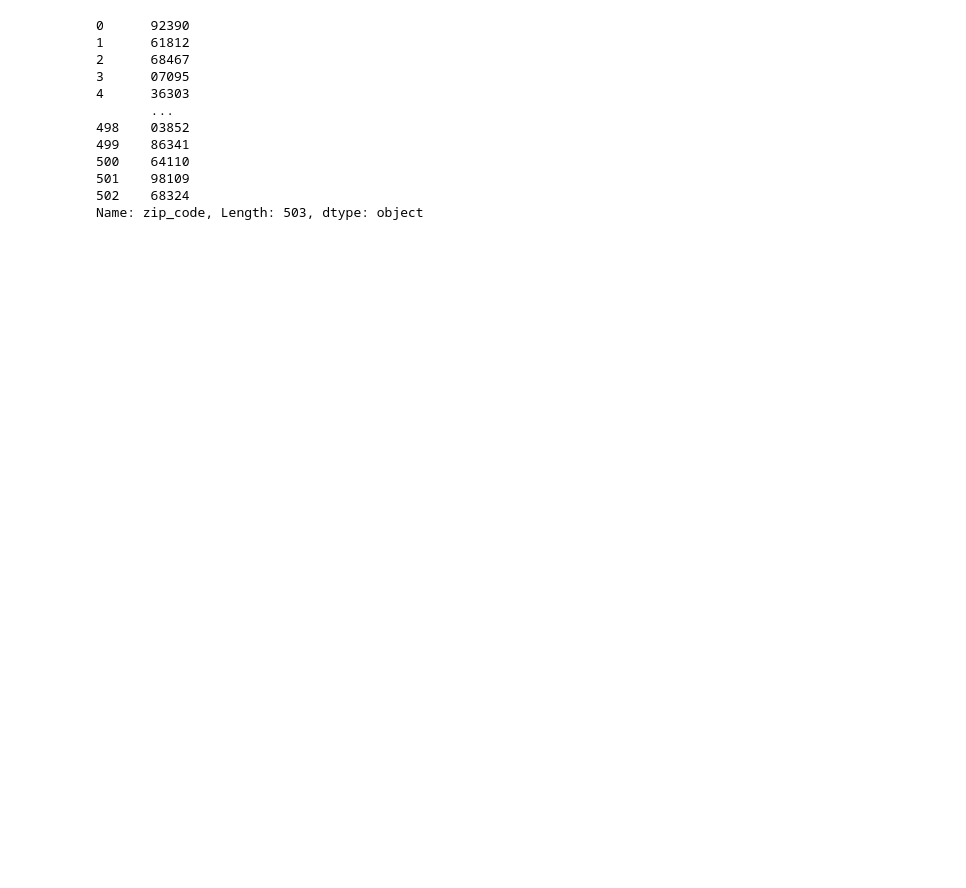
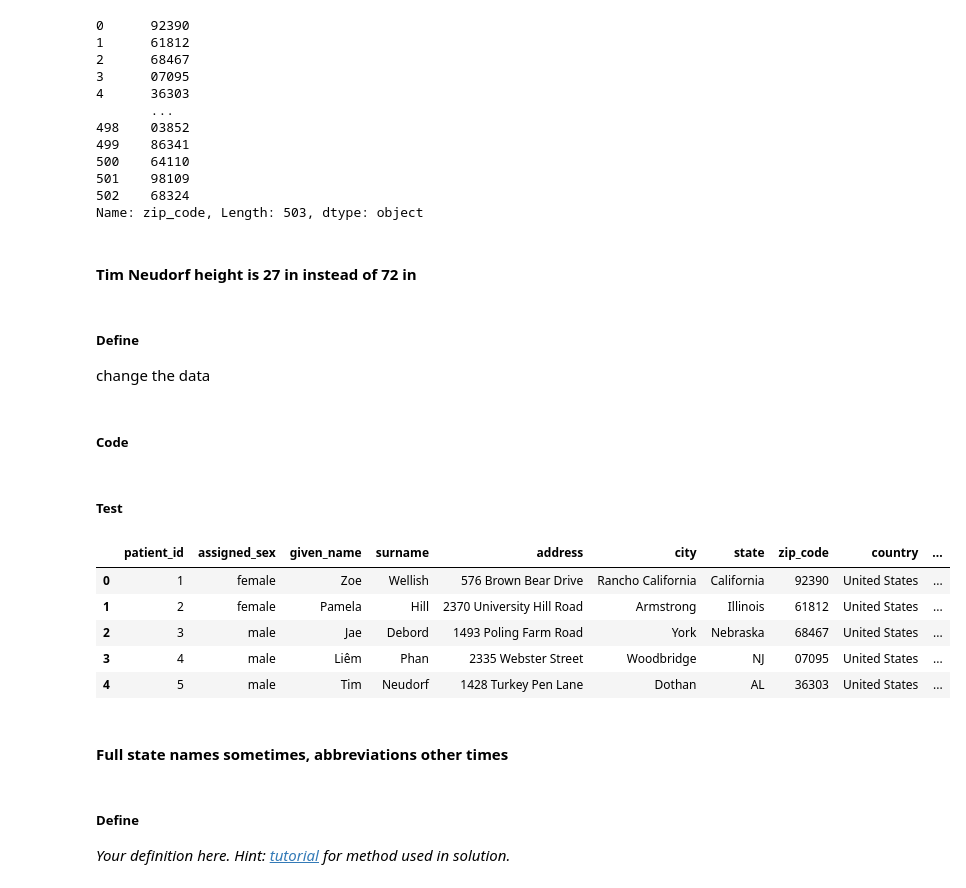
Before and after one commit to edifierxuhao/Data-wrangling, a Jupyter notebook: Cleaning Data.ipynb, the cells around one changed output. Cells and saved outputs as stored; diff of their text form; code cells hidden in the pictures; blank space fills up the shorter version.

Commit message:
Docs:Data cleaning

```diff
--- a/Cleaning Data.ipynb
+++ b/Cleaning Data.ipynb
@@ -415,3 +420,10 @@ patients_clean.zip_code
 501    98109
 502    68324
 Name: zip_code, Length: 503, dtype: object
+# %% [markdown]
+#### Tim Neudorf height is 27 in instead of 72 in
+# %% [markdown]
+##### Define
+change the data
+# %% [markdown]
+##### Code
@@ -417,0 +432,16 @@ Name: zip_code, Length: 503, dtype: object
+# %% [markdown]
+##### Test
+# %%
+patients_clean.head()
+# %% [output]
+|  | patient_id | assigned_sex | given_name | surname | address | city | state | zip_code | country | ... |
+| 0 | 1 | female | Zoe | Wellish | 576 Brown Bear Drive | Rancho California | California | 92390 | United States | ... |
+| 1 | 2 | female | Pamela | Hill | 2370 University Hill Road | Armstrong | Illinois | 61812 | United States | ... |
+| 2 | 3 | male | Jae | Debord | 1493 Poling Farm Road | York | Nebraska | 68467 | United States | ... |
+| 3 | 4 | male | Liêm | Phan | 2335 Webster Street | Woodbridge | NJ | 07095 | United States | ... |
+| 4 | 5 | male | Tim | Neudorf | 1428 Turkey Pen Lane | Dothan | AL | 36303 | United States | ... |
+# %% [markdown]
+#### Full state names sometimes, abbreviations other times
+# %% [markdown]
+##### Define
+*Your definition here. Hint: [tutorial](https://chrisalbon.com/python/pandas_apply_operations_to_dataframes.html) for method used in solution.*
```
Also changed, not shown: parts of 15 cells of this notebook.
